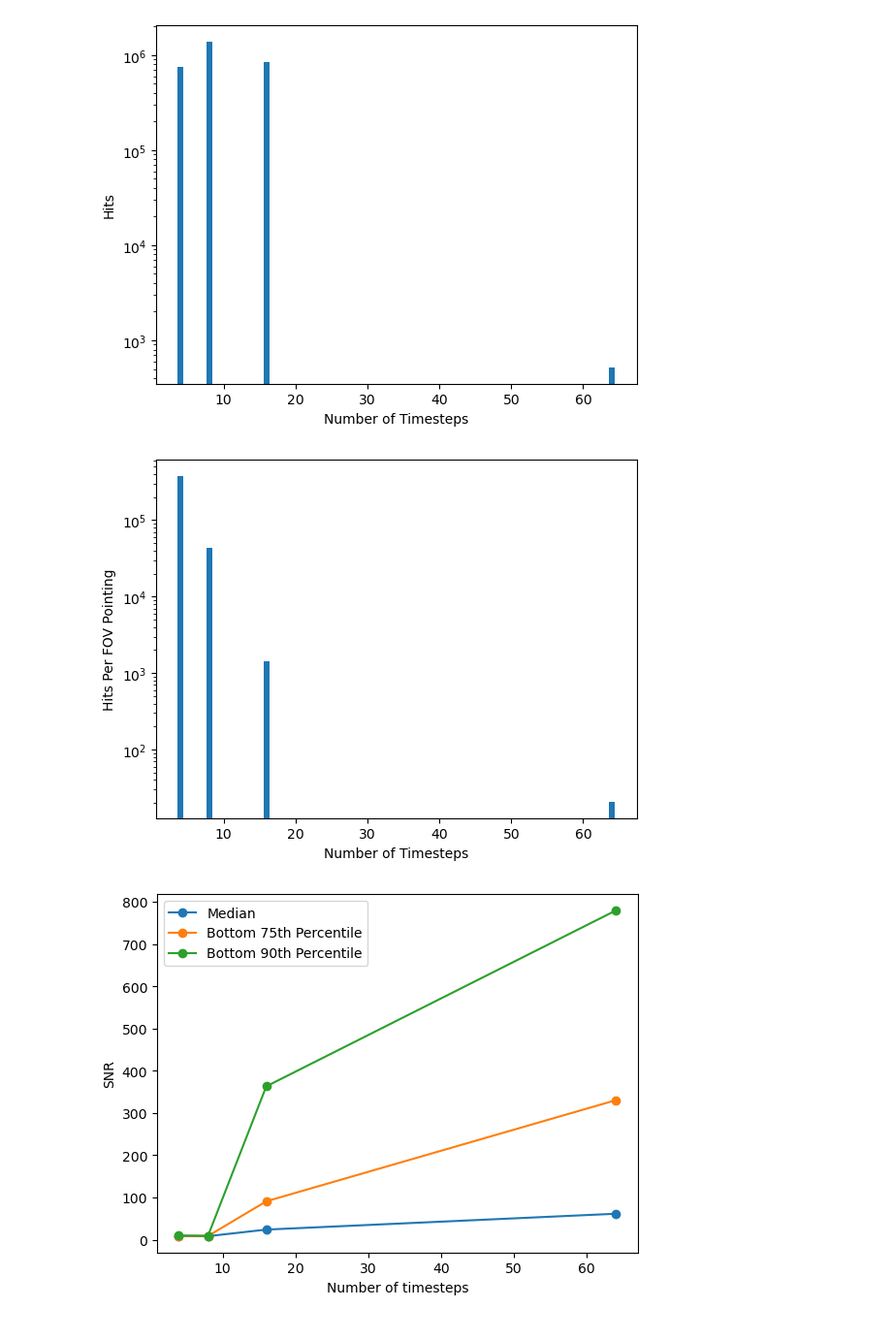
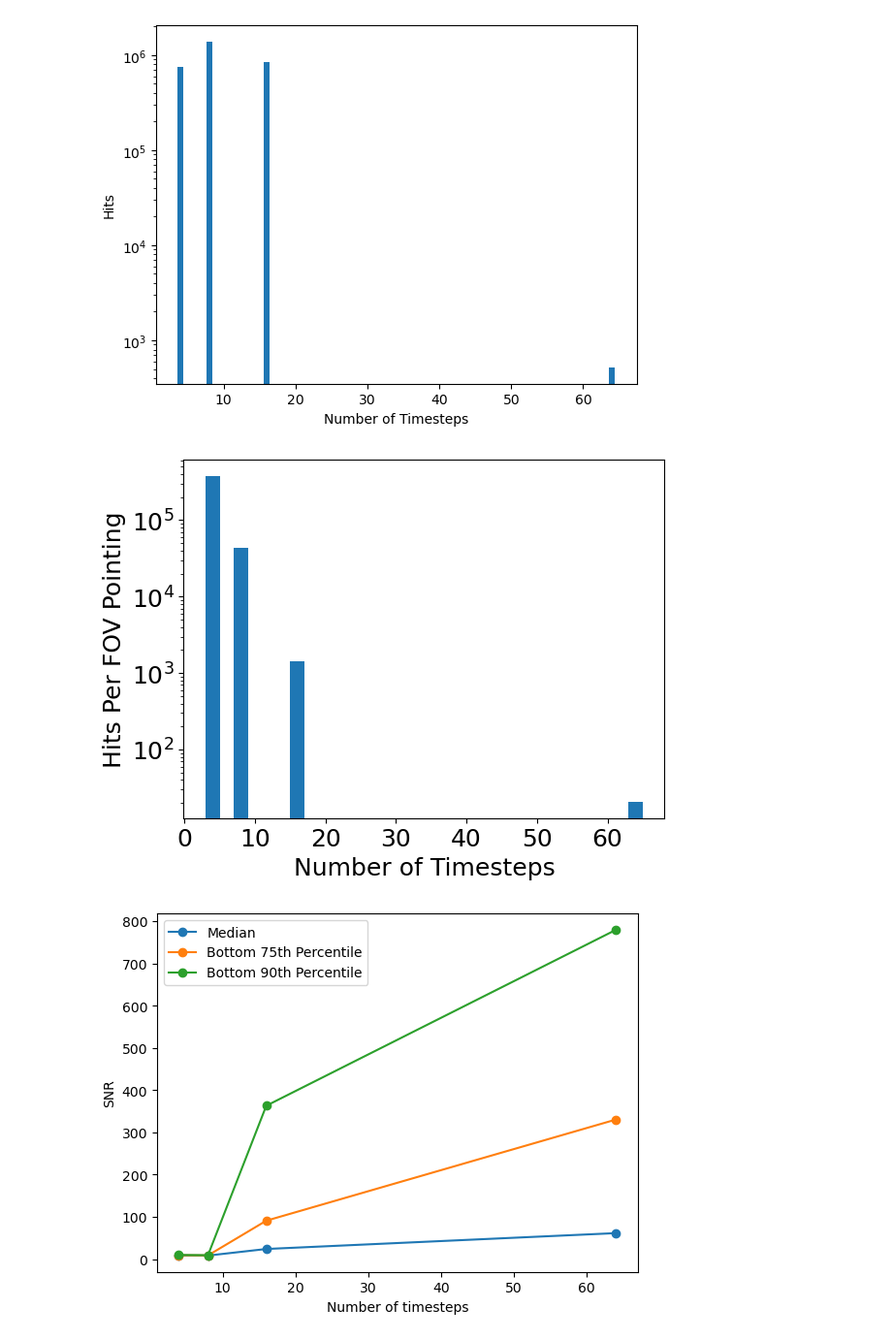
Before and after one commit to talonmyburgh/BL-COSMIC-HighFreq-Search, a Jupyter notebook: filters/after_filters.ipynb, the cells around one changed output. Shown: that part at 97% size. Saved outputs shown, nothing was run; the diff lists cells and outputs as text; code cells hidden in the pictures.

```diff
--- a/filters/after_filters.ipynb
+++ b/filters/after_filters.ipynb
@@ -513,22 +513,25 @@ plt.show()
 [figure]
 # %%
 # Look at number of hits per fov for the different num_timesteps
+groups = coherent_full.groupby("num_timesteps")
 
 # Get how many FOVs there are for the different groups above
 num_fovs_per_num_timestep = []
 for _, group in groups:
     fovs = group.groupby('tstart')
     num_fovs_per_num_timestep.append(len(list(fovs.groups.keys())))
 num_fovs_per_num_timestep = np.array(num_fovs_per_num_timestep)
 
 # Make plot
-plt.bar(num_timesteps, num_hits_per_num_timesteps_group / num_fovs_per_num_timestep)
-plt.xlabel("Number of Timesteps")
-plt.ylabel("Hits Per FOV Pointing")
+plt.bar(num_timesteps, num_hits_per_num_timesteps_group / num_fovs_per_num_timestep, width=2)
+plt.xlabel("Number of Timesteps", fontsize=18)
+plt.ylabel("Hits Per FOV Pointing", fontsize=18)
 plt.yscale('log')
+plt.xticks(fontsize=18)
+plt.yticks(fontsize=18)
 plt.show()
 # %% [output]
-[figure, old version]
+[figure, new version]
 # %%
 # Look at median snr of hits found
 groups = coherent_full.groupby("num_timesteps")
```
Also changed, not shown: parts of 6 cells of this notebook, 10 other files.
